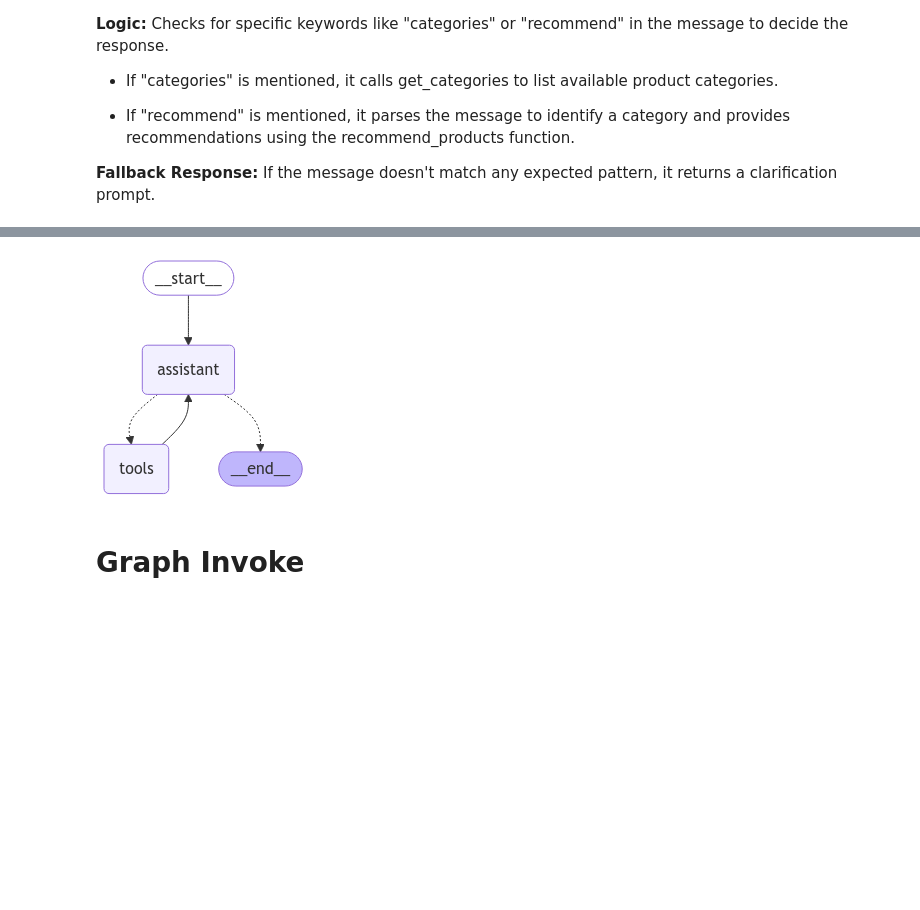
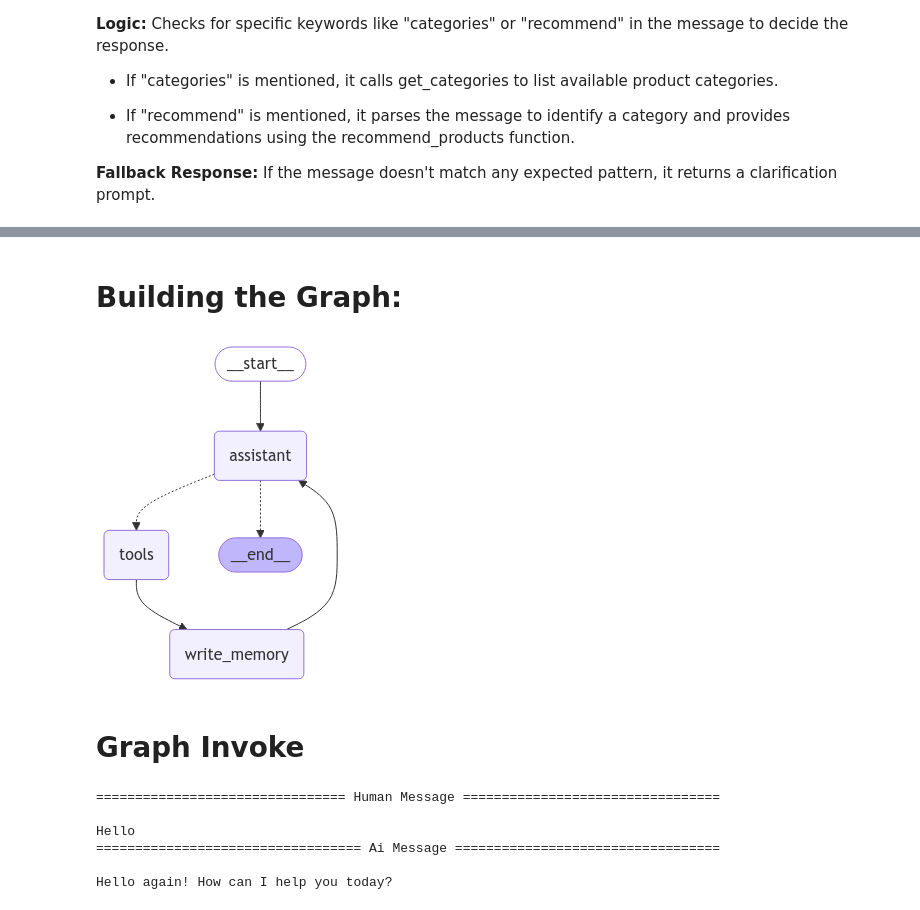
Before and after one commit to Shazil91/AI-Agents, a Jupyter notebook: RetailBot/RetailBot.ipynb, the cells around one changed output, grey strips where cells are left out. Cells and saved outputs as stored; diff of their text form; code cells hidden in the pictures; blank space fills up the shorter version.

```diff
--- a/RetailBot/RetailBot.ipynb
+++ b/RetailBot/RetailBot.ipynb
@@ -250,13 +224,5 @@ tools=[recommend_products,track_order,product_price, get_categories, handle_mess
 llm=ChatGoogleGenerativeAI(model="gemini-1.5-flash")
 
 llm_with_tools=llm.bind_tools(tools)
-# %%
-from langgraph.graph import MessagesState
-from langchain_core.messages import AIMessage,HumanMessage,SystemMessage
-
-sys_msg = SystemMessage(content=("You are a helpful assistant, your tasks include recommending products based on categories or price limits."
-                                 "Your job is providing a list of available product categories."
-                                 "You also track order statuses, and assisting users with any retail-related queries."))
-
-def assistant(state: MessagesState) -> MessagesState:
-  return {"messages": [llm_with_tools.invoke([sys_msg] + state["messages"])]}
+# %% [markdown]
+# Building the Graph:
@@ -263,26 +312,46 @@ def assistant(state: MessagesState) -> MessagesState:
 # %%
 from langgraph.graph import START,StateGraph
 from langgraph.prebuilt import tools_condition,ToolNode
-from langgraph.graph.state import CompiledStateGraph
 from langgraph.checkpoint.memory import MemorySaver
 from IPython.display import display, Image
+from langgraph.store.memory import InMemoryStore
 
 builder: StateGraph = StateGraph(MessagesState)
 
 builder.add_node("assistant", assistant)
 builder.add_node("tools", ToolNode(tools))
+builder.add_node("write_memory",write_memory)
 
 builder.add_edge(START, "assistant")
 builder.add_conditional_edges("assistant", tools_condition)
-builder.add_edge("tools", "assistant")
+builder.add_edge("tools", "write_memory")
+builder.add_edge("write_memory","assistant")
+
+across_thread_memory = InMemoryStore()
 
 memory: MemorySaver = MemorySaver()
 
-graph: CompiledStateGraph = builder.compile(checkpointer=memory)
+graph = builder.compile(checkpointer=memory, store=across_thread_memory)
 
 
-display(Image(graph.get_graph().draw_mermaid_png()))
+display(Image(graph.get_graph(xray=1).draw_mermaid_png()))
 # %% [output]
-[figure, old version]
+[figure, new version]
 # %% [markdown]
 # **Graph Invoke**
+# %%
+config = {"configurable": {"thread_id": "1", "user_id": "2"}}
+
+# User input
+input_messages = [HumanMessage(content="Hello")]
+
+# Run the graph
+for chunk in graph.stream({"messages": input_messages}, config, stream_mode="values"):
+    chunk["messages"][-1].pretty_print()
+# %% [output]
+================================ Human Message =================================
+
+Hello
+================================== Ai Message ==================================
+
+Hello again! How can I help you today?
```
Also changed, not shown: parts of 22 cells of this notebook.
